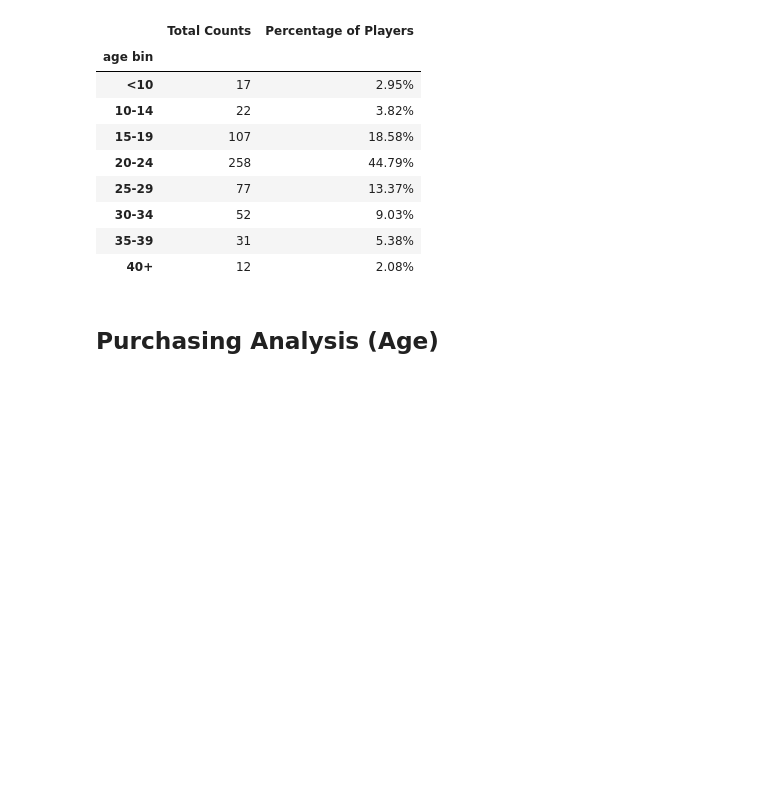
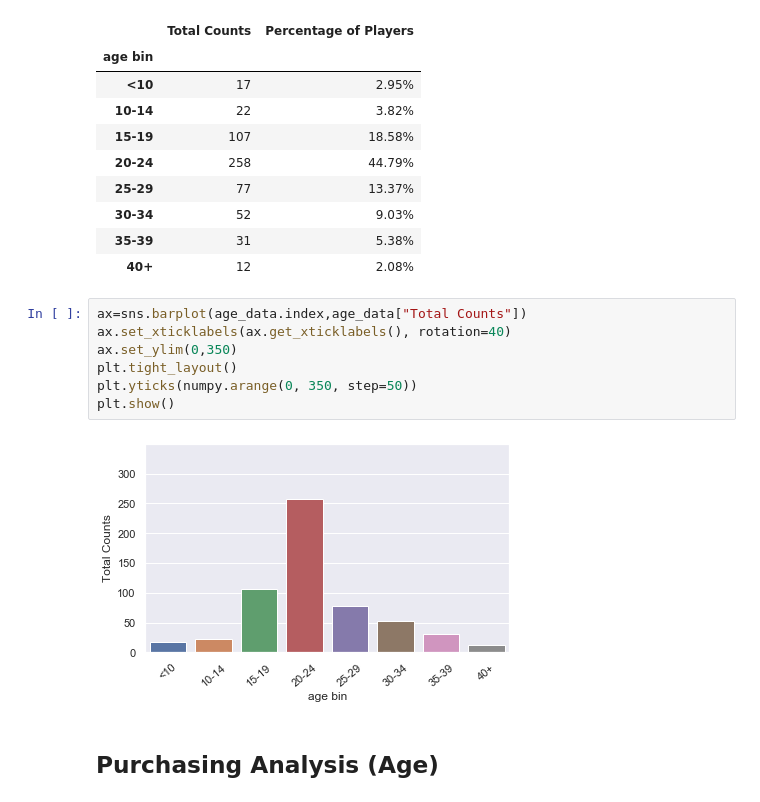
Before and after one commit to chaochaoachao/Pandas-Challenge, a Jupyter notebook: HeroesOfPymoli/HeroesOfPymoli_starter.ipynb, the cells around one changed output. Cells and saved outputs as stored; diff of their text form; blank space fills up the shorter version.

```diff
--- a/HeroesOfPymoli/HeroesOfPymoli_starter.ipynb
+++ b/HeroesOfPymoli/HeroesOfPymoli_starter.ipynb
@@ -155,6 +194,15 @@ age_data
 | 30-34 | 52 | 9.03% |
 | 35-39 | 31 | 5.38% |
 | 40+ | 12 | 2.08% |
+# %%
+ax=sns.barplot(age_data.index,age_data["Total Counts"])
+ax.set_xticklabels(ax.get_xticklabels(), rotation=40)
+ax.set_ylim(0,350)
+plt.tight_layout()
+plt.yticks(numpy.arange(0, 350, step=50))
+plt.show()
+# %% [output]
+[figure, added]
 # %% [markdown]
 ## Purchasing Analysis (Age)
 # %% [markdown]
```
Also changed, not shown: parts of 19 cells of this notebook.
